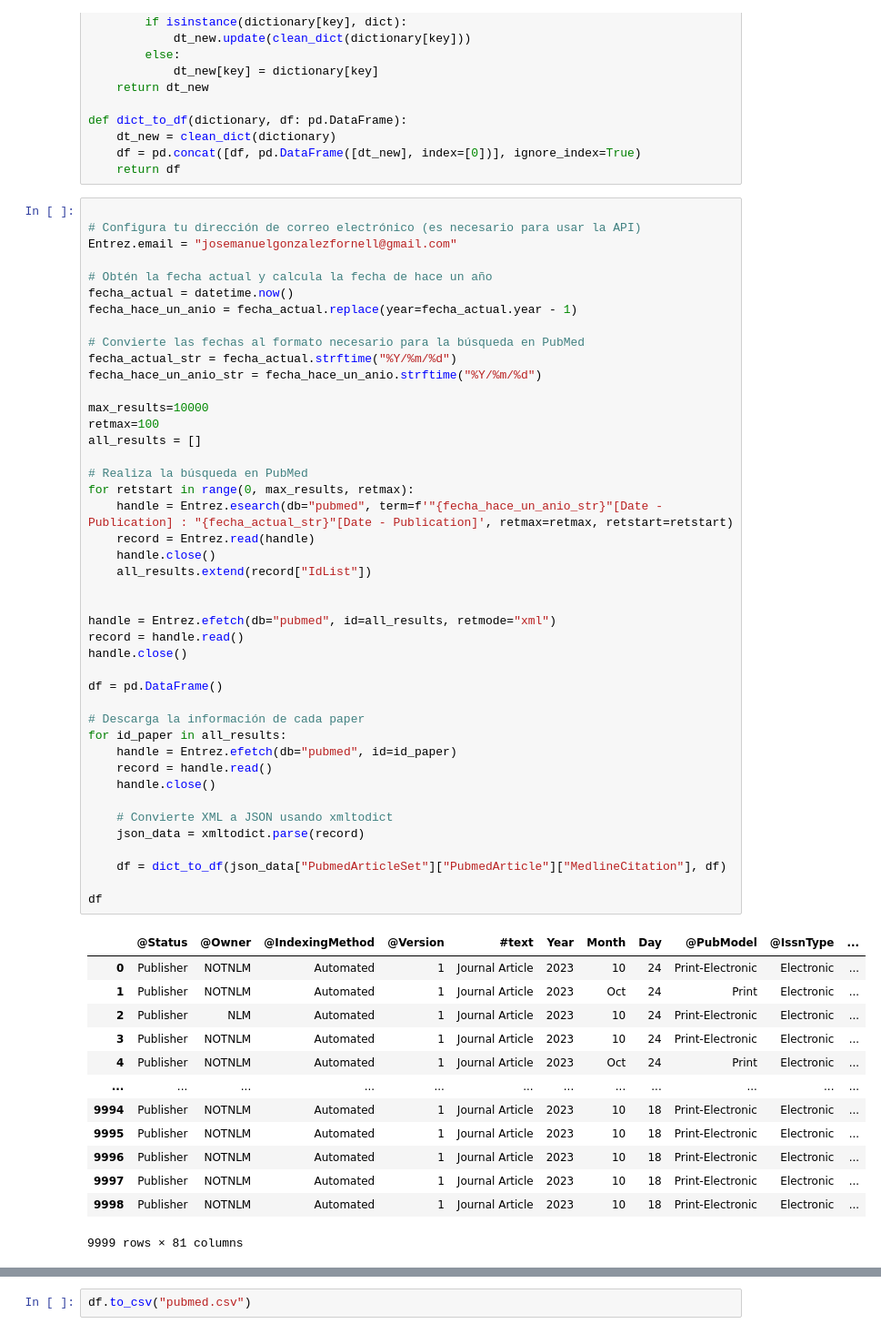
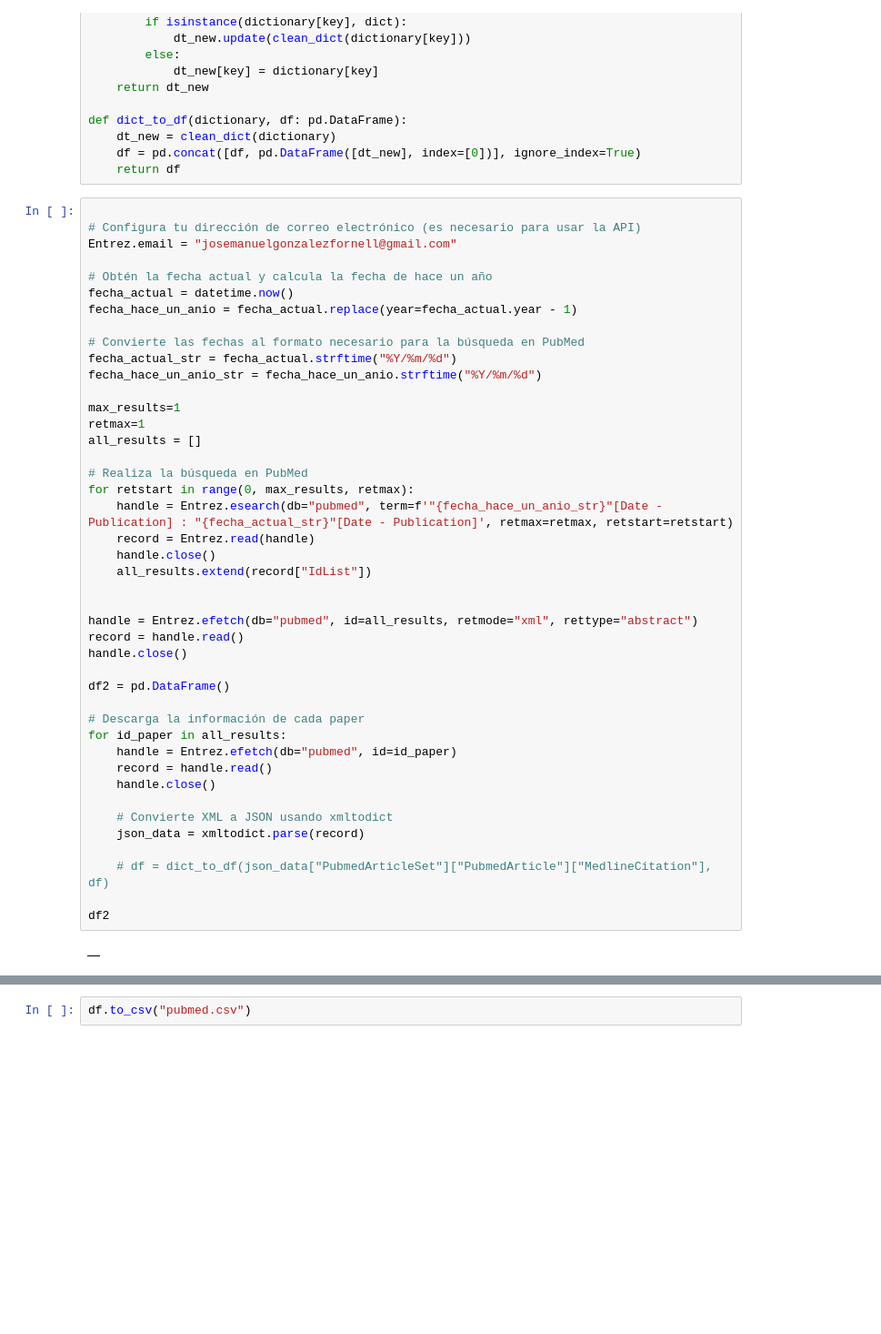
Before and after one commit to josemanuelgonzalezfornell/ncbi_proyect, a Jupyter notebook: src/notebooks/notebook.ipynb, the cells around one changed output, grey strips where cells are left out. Shown at 91% size. Saved outputs shown, nothing was run; the diff lists cells and outputs as text; blank space fills up the shorter version.

```diff
--- a/src/notebooks/notebook.ipynb
+++ b/src/notebooks/notebook.ipynb
@@ -31,49 +31,37 @@ fecha_hace_un_anio = fecha_actual.replace(year=fecha_actual.year - 1)
 
 # Convierte las fechas al formato necesario para la búsqueda en PubMed
 fecha_actual_str = fecha_actual.strftime("%Y/%m/%d")
 fecha_hace_un_anio_str = fecha_hace_un_anio.strftime("%Y/%m/%d")
 
-max_results=10000
-retmax=100
+max_results=1
+retmax=1
 all_results = []
 
 # Realiza la búsqueda en PubMed
 for retstart in range(0, max_results, retmax):
     handle = Entrez.esearch(db="pubmed", term=f'"{fecha_hace_un_anio_str}"[Date - Publication] : "{fecha_actual_str}"[Date - Publication]', retmax=retmax, retstart=retstart)
     record = Entrez.read(handle)
     handle.close()
     all_results.extend(record["IdList"])
 
 
-handle = Entrez.efetch(db="pubmed", id=all_results, retmode="xml")
+handle = Entrez.efetch(db="pubmed", id=all_results, retmode="xml", rettype="abstract")
 record = handle.read()
 handle.close()
 
-df = pd.DataFrame()
+df2 = pd.DataFrame()
 
 # Descarga la información de cada paper
 for id_paper in all_results:
     handle = Entrez.efetch(db="pubmed", id=id_paper)
     record = handle.read()
     handle.close()
 
     # Convierte XML a JSON usando xmltodict
     json_data = xmltodict.parse(record)
 
-    df = dict_to_df(json_data["PubmedArticleSet"]["PubmedArticle"]["MedlineCitation"], df)
+    # df = dict_to_df(json_data["PubmedArticleSet"]["PubmedArticle"]["MedlineCitation"], df)
 
-df
+df2
 # %% [output]
-|  | @Status | @Owner | @IndexingMethod | @Version | #text | Year | Month | Day | @PubModel | @IssnType | ... |
-| 0 | Publisher | NOTNLM | Automated | 1 | Journal Article | 2023 | 10 | 24 | Print-Electronic | Electronic | ... |
-| 1 | Publisher | NOTNLM | Automated | 1 | Journal Article | 2023 | Oct | 24 | Print | Electronic | ... |
-| 2 | Publisher | NLM | Automated | 1 | Journal Article | 2023 | 10 | 24 | Print-Electronic | Electronic | ... |
-| 3 | Publisher | NOTNLM | Automated | 1 | Journal Article | 2023 | 10 | 24 | Print-Electronic | Electronic | ... |
-| 4 | Publisher | NOTNLM | Automated | 1 | Journal Article | 2023 | Oct | 24 | Print | Electronic | ... |
-| ... | ... | ... | ... | ... | ... | ... | ... | ... | ... | ... | ... |
-| 9994 | Publisher | NOTNLM | Automated | 1 | Journal Article | 2023 | 10 | 18 | Print-Electronic | Electronic | ... |
-| 9995 | Publisher | NOTNLM | Automated | 1 | Journal Article | 2023 | 10 | 18 | Print-Electronic | Electronic | ... |
-| 9996 | Publisher | NOTNLM | Automated | 1 | Journal Article | 2023 | 10 | 18 | Print-Electronic | Electronic | ... |
-| 9997 | Publisher | NOTNLM | Automated | 1 | Journal Article | 2023 | 10 | 18 | Print-Electronic | Electronic | ... |
-| 9998 | Publisher | NOTNLM | Automated | 1 | Journal Article | 2023 | 10 | 18 | Print-Electronic | Electronic | ... |
+|  |
-9999 rows × 81 columns
```
Also changed, not shown: parts of 6 cells of this notebook, 4 other files.
